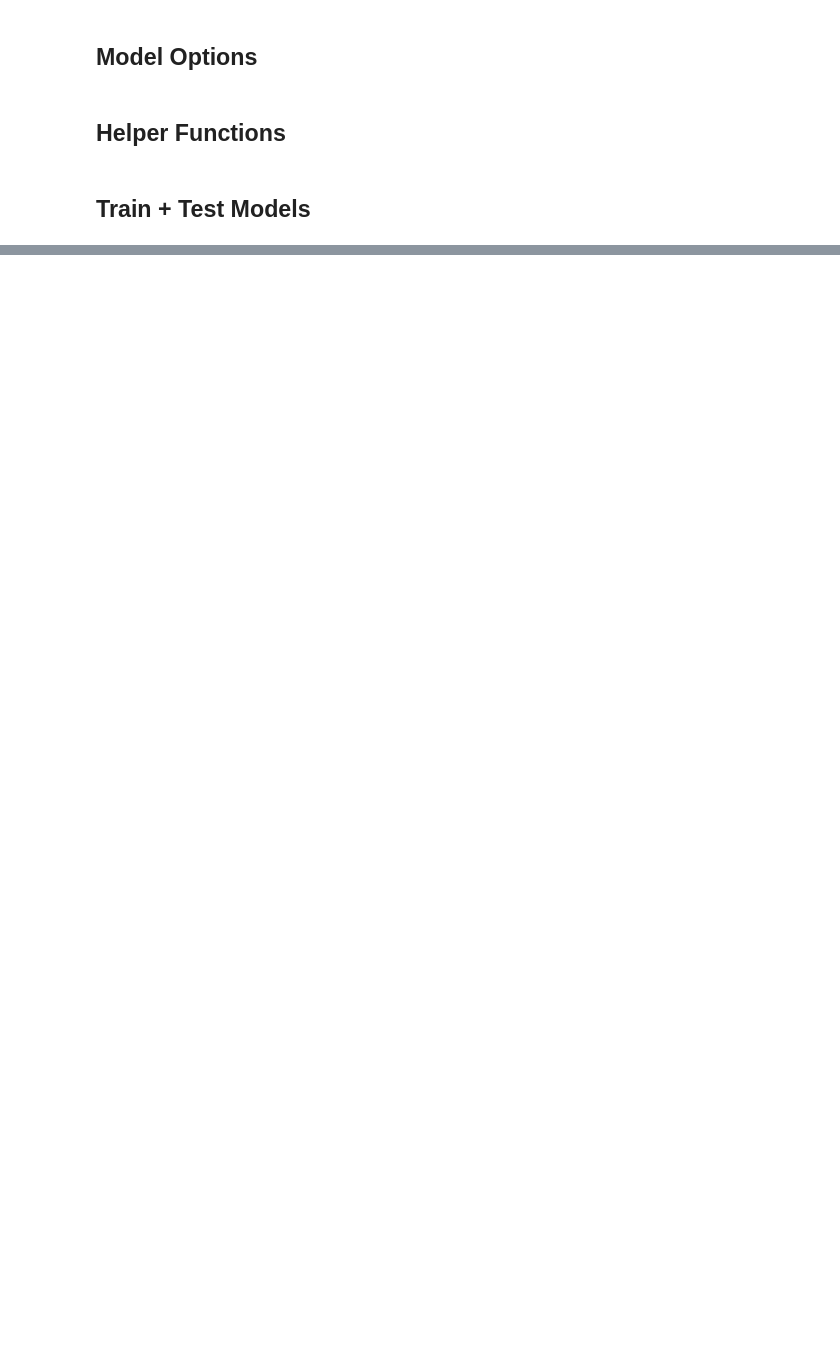
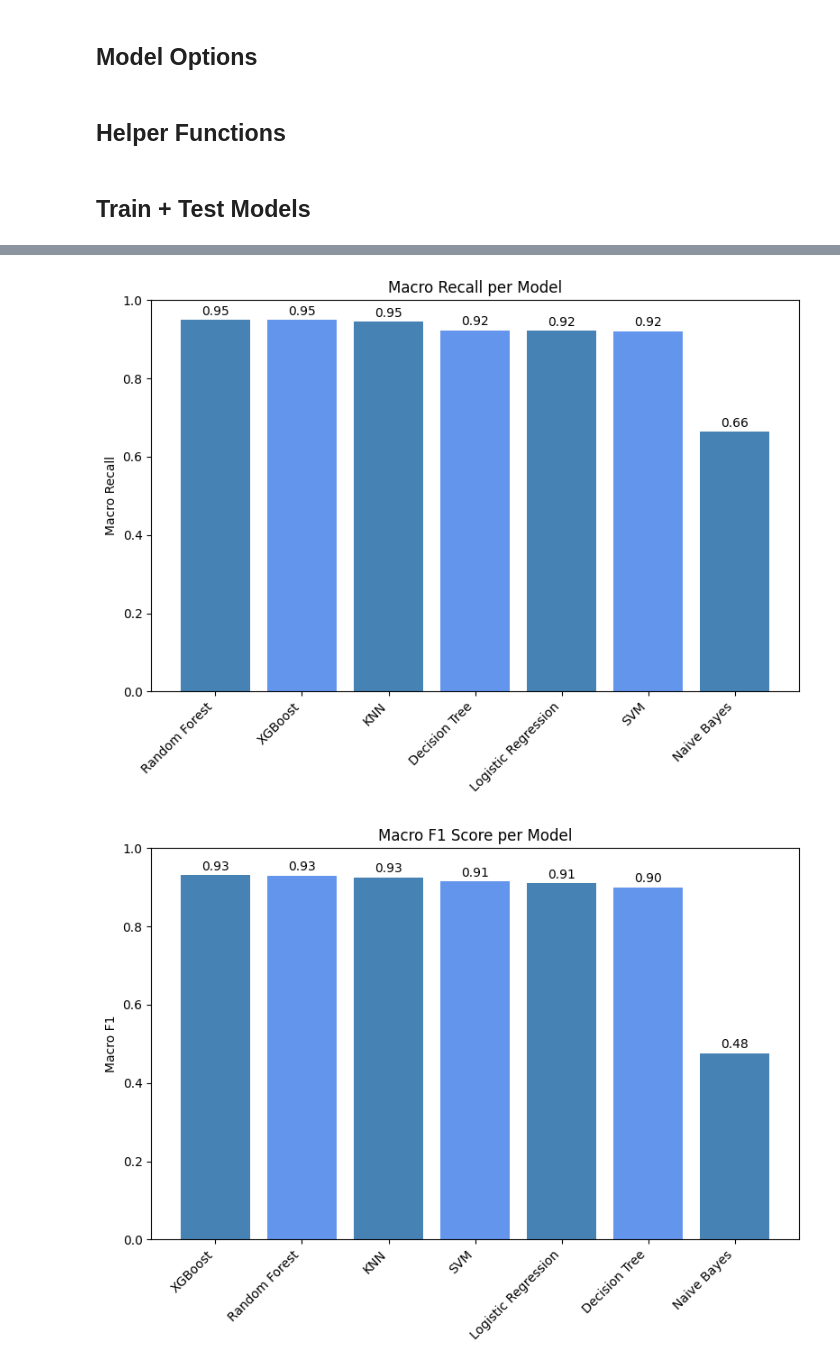
Before and after one commit to pascal-vriend/Data-science-, a Jupyter notebook: Models.ipynb, the cells around one changed output, grey strips where cells are left out. Saved outputs shown, nothing was run; the diff lists cells and outputs as text; code cells hidden in the pictures; blank space fills up the shorter version.

```diff
--- a/Models.ipynb
+++ b/Models.ipynb
@@ -228,0 +327,35 @@ Shape: (2, 2)
+# %%
+results_df = pd.DataFrame(results)
+
+sorted_recall = results_df.sort_values(by="Macro Recall", ascending=False)
+
+plt.figure(figsize=(8, 6))
+bars = plt.bar(sorted_recall["Model"], sorted_recall["Macro Recall"], color=['steelblue', 'cornflowerblue'])
+plt.title("Macro Recall per Model")
+plt.ylabel("Macro Recall")
+plt.ylim(0, 1)
+plt.xticks(rotation=45, ha='right')
+for bar in bars:
+    height = bar.get_height()
+    plt.text(bar.get_x() + bar.get_width() / 2, height + 0.005, f"{height:.2f}",
+             ha='center', va='bottom')
+plt.tight_layout()
+plt.show()
+
+sorted_f1 = results_df.sort_values(by="Macro F1", ascending=False)
+
+plt.figure(figsize=(8, 6))
+bars = plt.bar(sorted_f1["Model"], sorted_f1["Macro F1"], color=['steelblue', 'cornflowerblue'])
+plt.title("Macro F1 Score per Model")
+plt.ylabel("Macro F1")
+plt.ylim(0, 1)
+plt.xticks(rotation=45, ha='right')
+for bar in bars:
+    height = bar.get_height()
+    plt.text(bar.get_x() + bar.get_width() / 2, height + 0.005, f"{height:.2f}",
+             ha='center', va='bottom')
+plt.tight_layout()
+plt.show()
+# %% [output]
+[figure, added]
+[figure, added]
```
Also changed, not shown: parts of 5 cells of this notebook, 3 other files.
